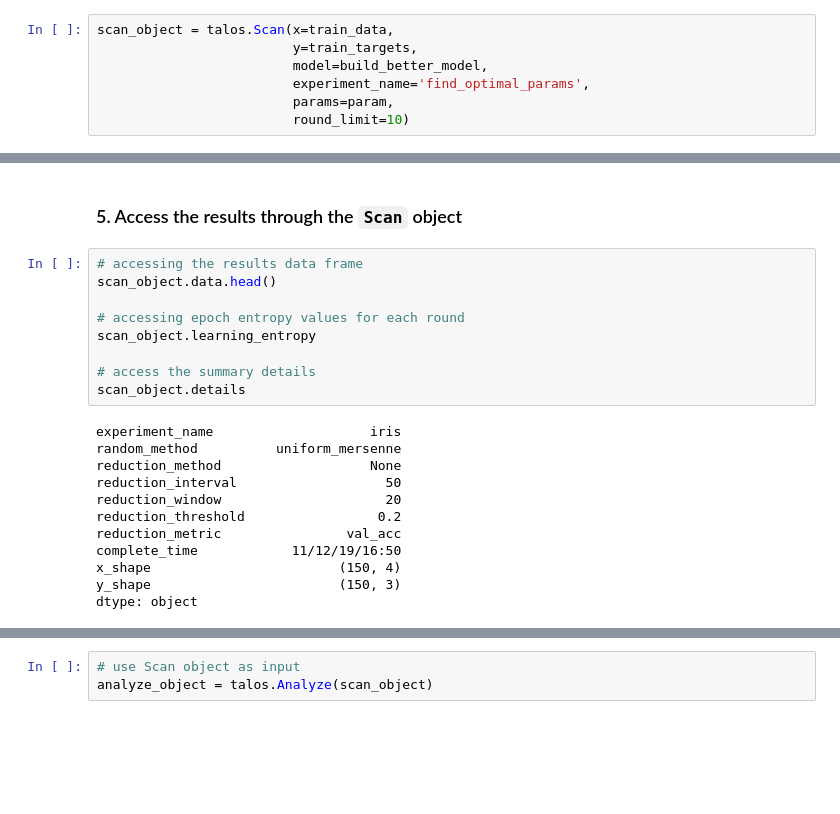
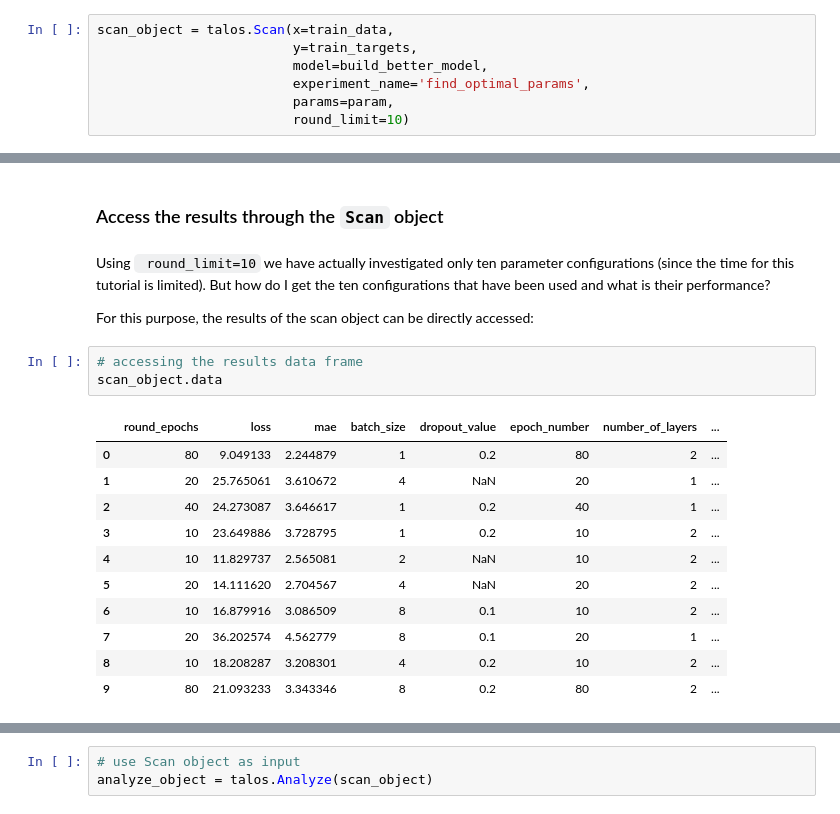
Before and after one commit to DLR-SC/Hyperparameter_tutorial, a Jupyter notebook: WAW_Hyperparameter_Tutorial_Part2.ipynb, the cells around one changed output, grey strips where cells are left out. Drawn from its saved outputs; the diff is of its cells as text; blank space fills up the shorter version.

```diff
--- a/WAW_Hyperparameter_Tutorial_Part2.ipynb
+++ b/WAW_Hyperparameter_Tutorial_Part2.ipynb
@@ -133,23 +147,23 @@ scan_object = talos.Scan(x=train_data,
 # %% [markdown]
-### 5. Access the results through the <code>Scan</code> object <a name="five"></a>
+### Access the results through the <code>Scan</code> object
+# %% [markdown]
+Using <code> round_limit=10</code> we have actually investigated only ten parameter configurations (since the time
+for this tutorial is limited). But how do I get the ten configurations that have been used and what is their
+performance?
+
+For this purpose, the results of the scan object can be directly accessed:
 # %%
 # accessing the results data frame
-scan_object.data.head()
-
-# accessing epoch entropy values for each round
-scan_object.learning_entropy
-
-# access the summary details
-scan_object.details
+scan_object.data
 # %% [output]
-experiment_name                    iris
-random_method          uniform_mersenne
-reduction_method                   None
-reduction_interval                   50
-reduction_window                     20
-reduction_threshold                 0.2
-reduction_metric                val_acc
-complete_time            11/12/19/16:50
-x_shape                        (150, 4)
-y_shape                        (150, 3)
-dtype: object
+|  | round_epochs | loss | mae | batch_size | dropout_value | epoch_number | number_of_layers | ... |
+| 0 | 80 | 9.049133 | 2.244879 | 1 | 0.2 | 80 | 2 | ... |
+| 1 | 20 | 25.765061 | 3.610672 | 4 | NaN | 20 | 1 | ... |
+| 2 | 40 | 24.273087 | 3.646617 | 1 | 0.2 | 40 | 1 | ... |
+| 3 | 10 | 23.649886 | 3.728795 | 1 | 0.2 | 10 | 2 | ... |
+| 4 | 10 | 11.829737 | 2.565081 | 2 | NaN | 10 | 2 | ... |
+| 5 | 20 | 14.111620 | 2.704567 | 4 | NaN | 20 | 2 | ... |
+| 6 | 10 | 16.879916 | 3.086509 | 8 | 0.1 | 10 | 2 | ... |
+| 7 | 20 | 36.202574 | 4.562779 | 8 | 0.1 | 20 | 1 | ... |
+| 8 | 10 | 18.208287 | 3.208301 | 4 | 0.2 | 10 | 2 | ... |
+| 9 | 80 | 21.093233 | 3.343346 | 8 | 0.2 | 80 | 2 | ... |
```
Also changed, not shown: parts of 17 cells of this notebook.
